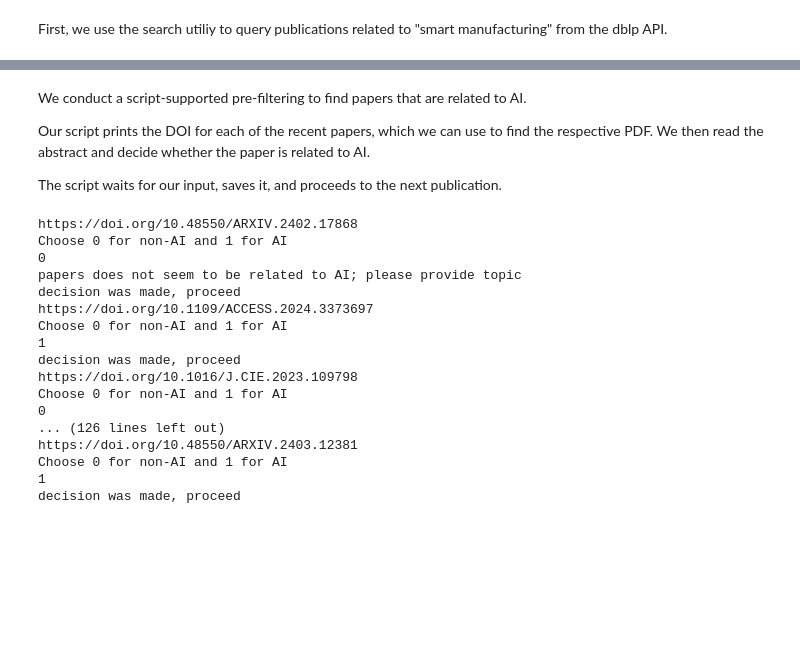
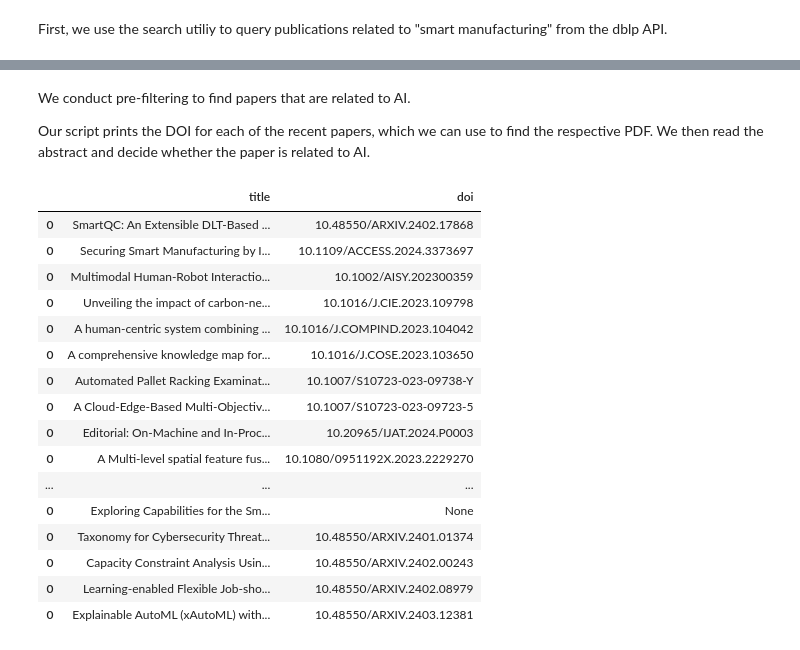
Before and after one commit to alextdnreb/LiteratureReview, a Jupyter notebook: survey_manufacturing.ipynb, the cells around one changed output, grey strips where cells are left out. Cells and saved outputs as stored; diff of their text form; code cells hidden in the pictures; blank space fills up the shorter version.

```diff
--- a/survey_manufacturing.ipynb
+++ b/survey_manufacturing.ipynb
@@ -30,62 +27,25 @@ Number of results from 2024:  30
 # %% [markdown]
-We conduct a script-supported pre-filtering to find papers that are related to AI.
+We conduct pre-filtering to find papers that are related to AI.
 
 Our script prints the DOI for each of the recent papers, which we can use to find the respective PDF. We then read the abstract and decide whether the paper is related to AI.
-
-The script waits for our input, saves it, and proceeds to the next publication.
-# %%
-results = []
-recent_results.reset_index(drop=True, inplace=True)
-pd.options.mode.chained_assignment = None
-other_topics = []
-for index, publication in recent_results.iterrows():
-    if publication["doi"] != None:
-
-
-        print("https://doi.org/" + publication["doi"])
-    else:
-        print(publication["title"])
-
-
-    decision = -1
-
-
-    while decision != 0 and decision != 1:
-
-
-        print("Choose 0 for non-AI and 1 for AI")
-
-
-        decision = input()
-        if str.isnumeric(decision):
-            decision = int(decision)
-        else:
-            print("please provide a valid input")
-        print(decision)
-    if decision == 0:
-        print("papers does not seem to be related to AI; please provide topic")
-        other_topic = input()
-        other_topics.append(other_topic)
-
-
-    recent_results.loc[index, "result"] = decision
-    print("decision was made, proceed")
-# %% [output]
-https://doi.org/10.48550/ARXIV.2402.17868
-Choose 0 for non-AI and 1 for AI
-0
-papers does not seem to be related to AI; please provide topic
-decision was made, proceed
-https://doi.org/10.1109/ACCESS.2024.3373697
-Choose 0 for non-AI and 1 for AI
-1
-decision was made, proceed
-https://doi.org/10.1016/J.CIE.2023.109798
-Choose 0 for non-AI and 1 for AI
-0
-... (126 lines left out)
-https://doi.org/10.48550/ARXIV.2403.12381
-Choose 0 for non-AI and 1 for AI
-1
-decision was made, proceed
+# %%
+display(recent_results[["title", "doi"]])
+# %% [output]
+|  | title | doi |
+| 0 | SmartQC: An Extensible DLT-Based ... | 10.48550/ARXIV.2402.17868 |
+| 0 | Securing Smart Manufacturing by I... | 10.1109/ACCESS.2024.3373697 |
+| 0 | Multimodal Human-Robot Interactio... | 10.1002/AISY.202300359 |
+| 0 | Unveiling the impact of carbon-ne... | 10.1016/J.CIE.2023.109798 |
+| 0 | A human-centric system combining ... | 10.1016/J.COMPIND.2023.104042 |
+| 0 | A comprehensive knowledge map for... | 10.1016/J.COSE.2023.103650 |
+| 0 | Automated Pallet Racking Examinat... | 10.1007/S10723-023-09738-Y |
+| 0 | A Cloud-Edge-Based Multi-Objectiv... | 10.1007/S10723-023-09723-5 |
+| 0 | Editorial: On-Machine and In-Proc... | 10.20965/IJAT.2024.P0003 |
+| 0 | A Multi-level spatial feature fus... | 10.1080/0951192X.2023.2229270 |
+| ... | ... | ... |
+| 0 | Exploring Capabilities for the Sm... | None |
+| 0 | Taxonomy for Cybersecurity Threat... | 10.48550/ARXIV.2401.01374 |
+| 0 | Capacity Constraint Analysis Usin... | 10.48550/ARXIV.2402.00243 |
+| 0 | Learning-enabled Flexible Job-sho... | 10.48550/ARXIV.2402.08979 |
+| 0 | Explainable AutoML (xAutoML) with... | 10.48550/ARXIV.2403.12381 |
 # %%
```
Also changed, not shown: parts of 22 cells of this notebook, 1 other file.
